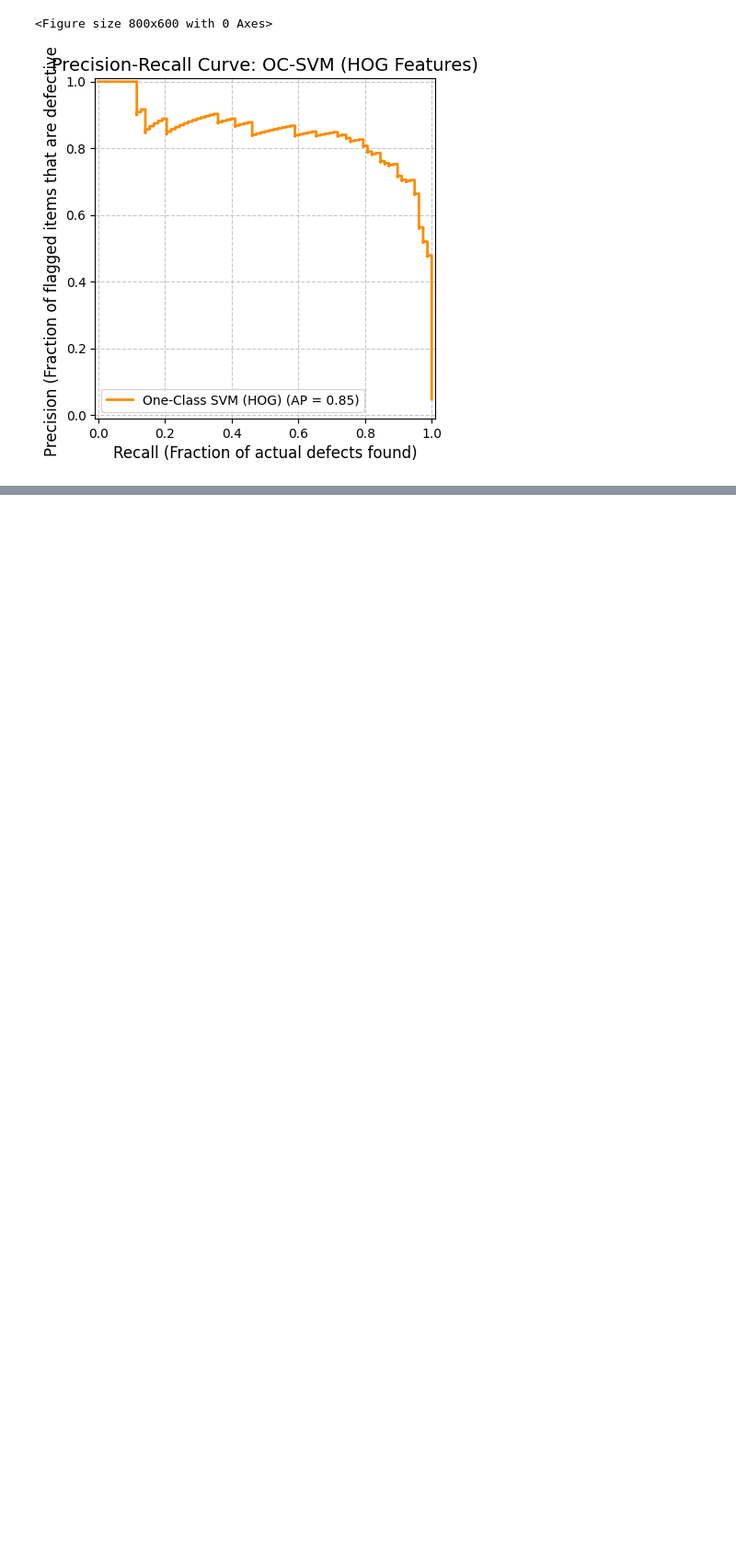
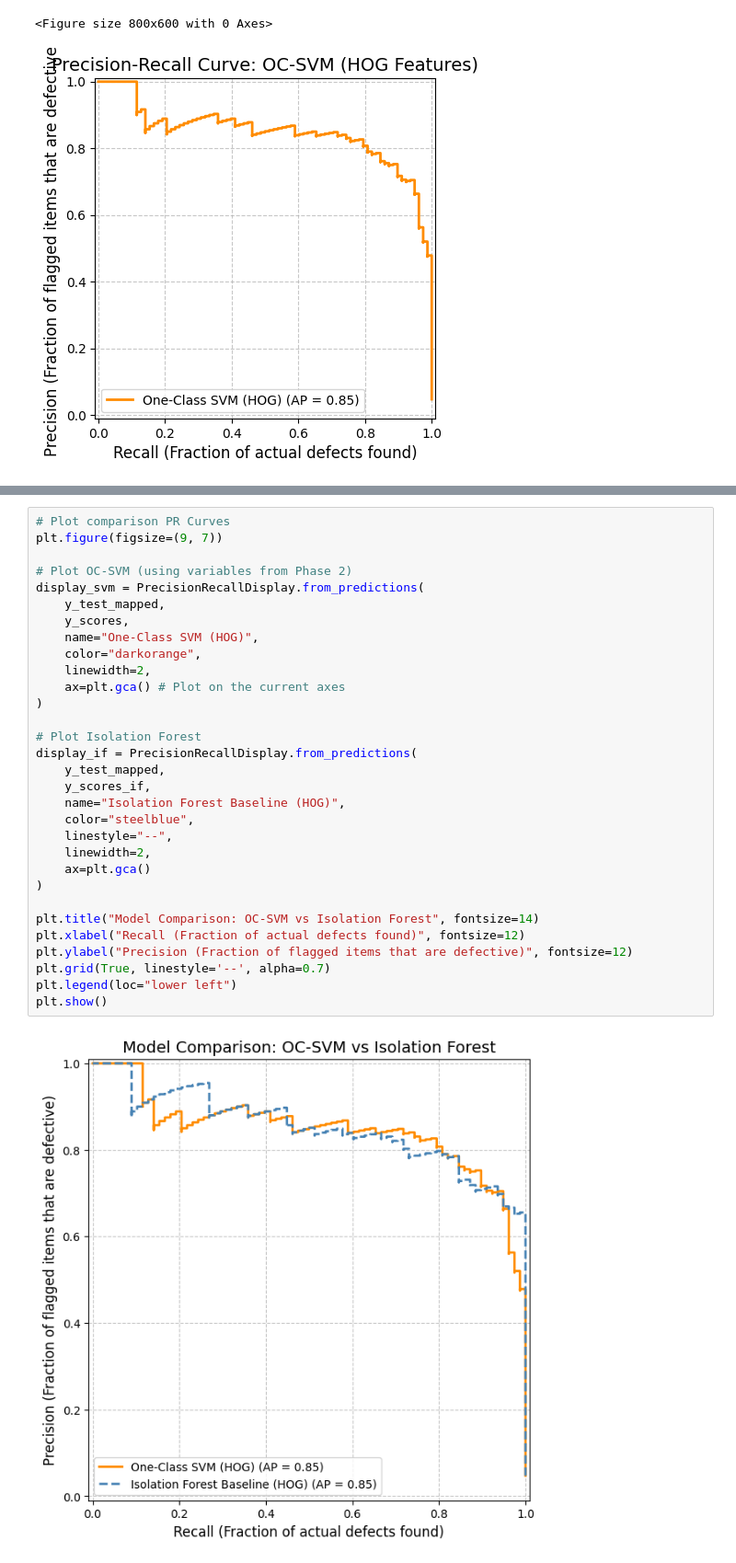
Before and after one commit to OmarNezar226/One-Class-SVM-for-Novelty-Detection-in-Manufacturing, a Jupyter notebook: Machine_Learning_Project.ipynb, the cells around one changed output, grey strips where cells are left out. Shown at 92% size. Drawn from its saved outputs; the diff is of its cells as text; blank space fills up the shorter version.

```diff
--- a/Machine_Learning_Project.ipynb
+++ b/Machine_Learning_Project.ipynb
@@ -268,0 +384,33 @@ plt.show()
+# %%
+# Plot comparison PR Curves
+plt.figure(figsize=(9, 7))
+
+# Plot OC-SVM (using variables from Phase 2)
+display_svm = PrecisionRecallDisplay.from_predictions(
+    y_test_mapped,
+    y_scores,
+    name="One-Class SVM (HOG)",
+    color="darkorange",
+    linewidth=2,
+    ax=plt.gca() # Plot on the current axes
+)
+
+# Plot Isolation Forest
+display_if = PrecisionRecallDisplay.from_predictions(
+    y_test_mapped,
+    y_scores_if,
+    name="Isolation Forest Baseline (HOG)",
+    color="steelblue",
+    linestyle="--",
+    linewidth=2,
+    ax=plt.gca()
+)
+
+plt.title("Model Comparison: OC-SVM vs Isolation Forest", fontsize=14)
+plt.xlabel("Recall (Fraction of actual defects found)", fontsize=12)
+plt.ylabel("Precision (Fraction of flagged items that are defective)", fontsize=12)
+plt.grid(True, linestyle='--', alpha=0.7)
+plt.legend(loc="lower left")
+plt.show()
+# %% [output]
+[figure, added]
```
Also changed, not shown: parts of 9 cells of this notebook.
